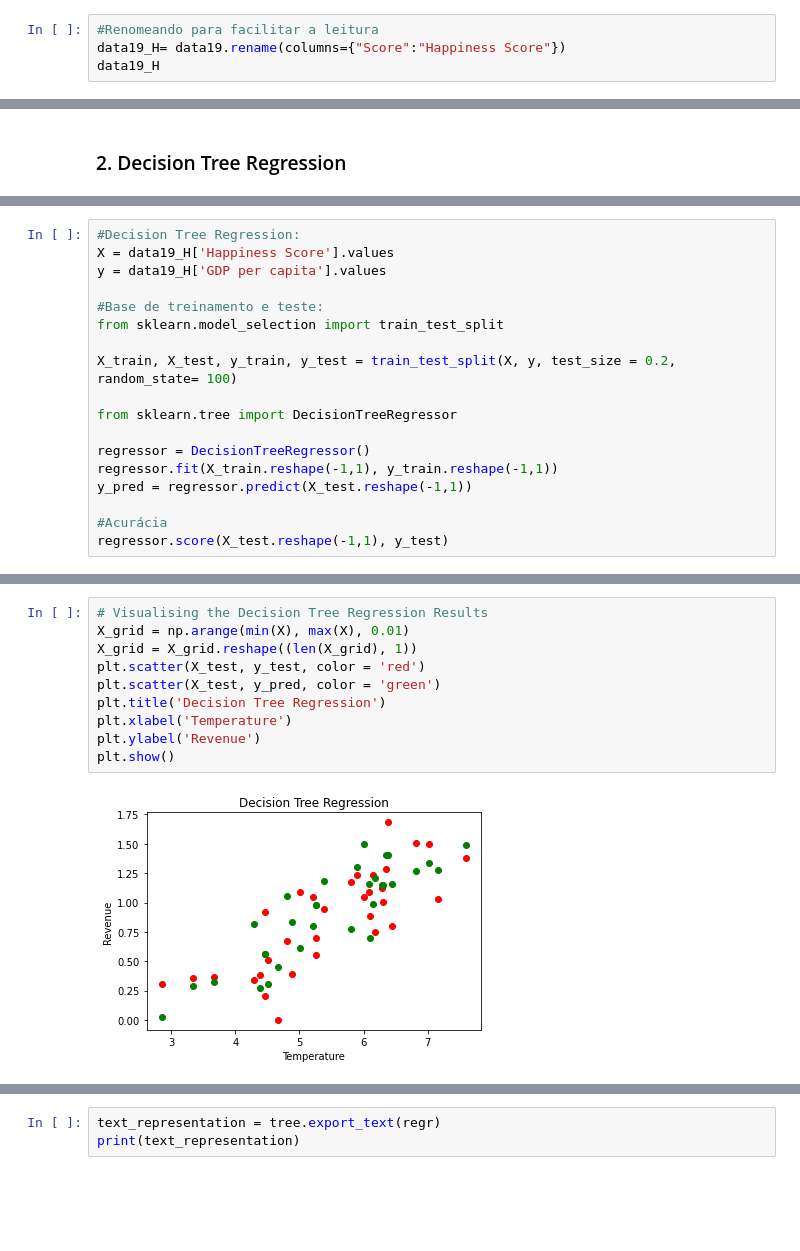
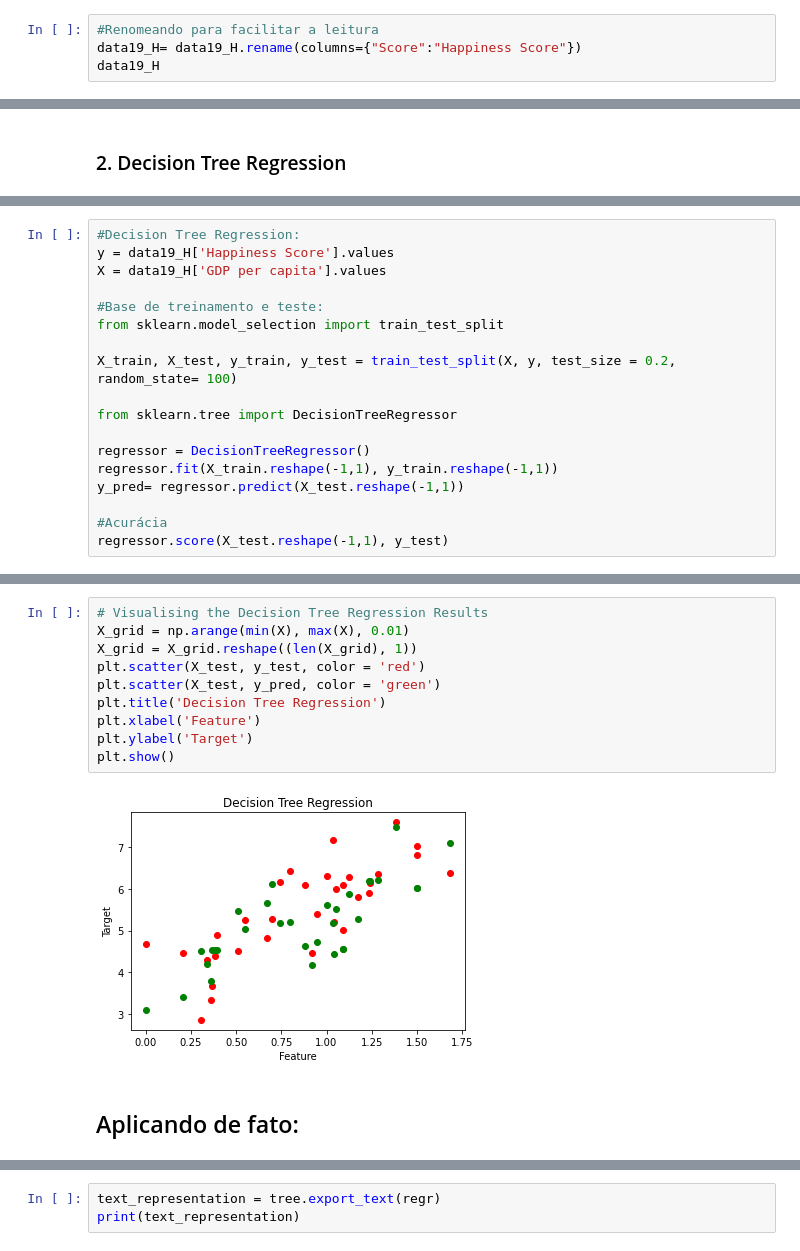
Before and after one commit to brigidolivia/Projeto2_CienciaDados, a Jupyter notebook: P2_Cdados.ipynb, the cells around one changed output, grey strips where cells are left out. Drawn from its saved outputs; the diff is of its cells as text; blank space fills up the shorter version.

```diff
--- a/P2_Cdados.ipynb
+++ b/P2_Cdados.ipynb
@@ -132,6 +132,6 @@ data19_H.describe()
 | max | 7.769000 | 1.684000 | 1.624000 | 1.141000 | 0.631000 | 0.566000 | ... |
 # %%
 #Renomeando para facilitar a leitura
-data19_H= data19.rename(columns={"Score":"Happiness Score"})
+data19_H= data19_H.rename(columns={"Score":"Happiness Score"})
 data19_H
 # %% [output]
@@ -312,7 +314,7 @@ data19.loc[[134],:]
 # %%
 #Decision Tree Regression:
-X = data19_H['Happiness Score'].values
-y = data19_H['GDP per capita'].values
+y = data19_H['Happiness Score'].values
+X = data19_H['GDP per capita'].values
 
 #Base de treinamento e teste:
 from sklearn.model_selection import train_test_split
@@ -323,7 +325,7 @@ from sklearn.tree import DecisionTreeRegressor
 
 regressor = DecisionTreeRegressor()
 regressor.fit(X_train.reshape(-1,1), y_train.reshape(-1,1))
-y_pred = regressor.predict(X_test.reshape(-1,1))
+y_pred= regressor.predict(X_test.reshape(-1,1))
 
 #Acurácia
 regressor.score(X_test.reshape(-1,1), y_test)
@@ -353,15 +355,17 @@ df
 # %%
 # Visualising the Decision Tree Regression Results
 X_grid = np.arange(min(X), max(X), 0.01)
 X_grid = X_grid.reshape((len(X_grid), 1))
 plt.scatter(X_test, y_test, color = 'red')
 plt.scatter(X_test, y_pred, color = 'green')
 plt.title('Decision Tree Regression')
-plt.xlabel('Temperature')
-plt.ylabel('Revenue')
+plt.xlabel('Feature')
+plt.ylabel('Target')
 plt.show()
 # %% [output]
-[figure, old version]
+[figure, new version]
+# %% [markdown]
+## Aplicando de fato:
 # %%
 from sklearn.tree import DecisionTreeRegressor
 from sklearn import tree
```
Also changed, not shown: parts of 19 cells of this notebook.
